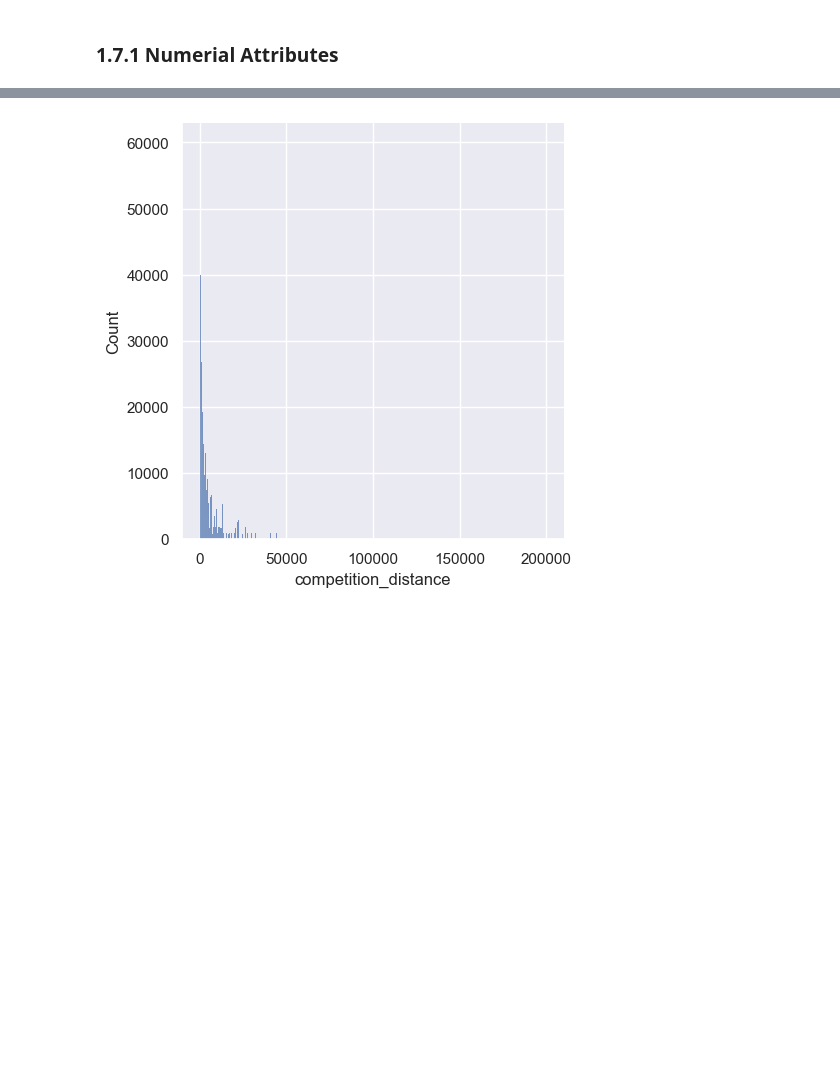
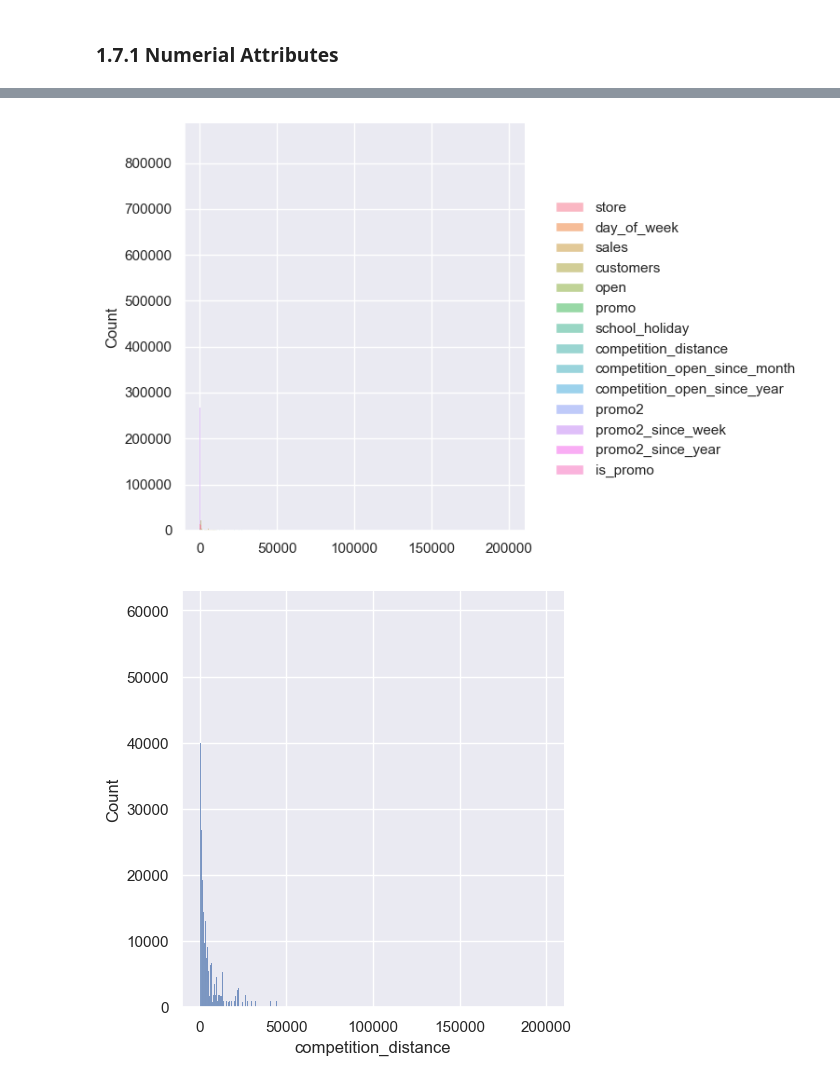
Before and after one commit to marcos-ale-fonseca/DataScienceEmProducao, a Jupyter notebook: m04_v01_store_sales_predictions.ipynb, the cells around one changed output, grey strips where cells are left out. Drawn from its saved outputs; the diff is of its cells as text; code cells hidden in the pictures; blank space fills up the shorter version.

```diff
--- a/m04_v01_store_sales_predictions.ipynb
+++ b/m04_v01_store_sales_predictions.ipynb
@@ -298,6 +296,10 @@ m
 | 11 | promo2_since_week | 1.0 | 52.0 | 51.0 | 23.619033 | 22.0 | 14.310057 | 0.178723 | -1.184046 |
 | 12 | promo2_since_year | 2009.0 | 2015.0 | 6.0 | 2012.793297 | 2013.0 | 1.662657 | -0.784436 | -0.210075 |
 | 13 | is_promo | 0.0 | 1.0 | 1.0 | 0.155231 | 0.0 | 0.362124 | 1.904152 | 1.625796 |
+# %%
+sns.displot( df1[ df1['sales'] != 0 ]);
+# %% [output]
+[figure, added]
 # %%
 sns.displot( df1['competition_distance'] );
 # %% [output]
```
Also changed, not shown: parts of 19 cells of this notebook.
